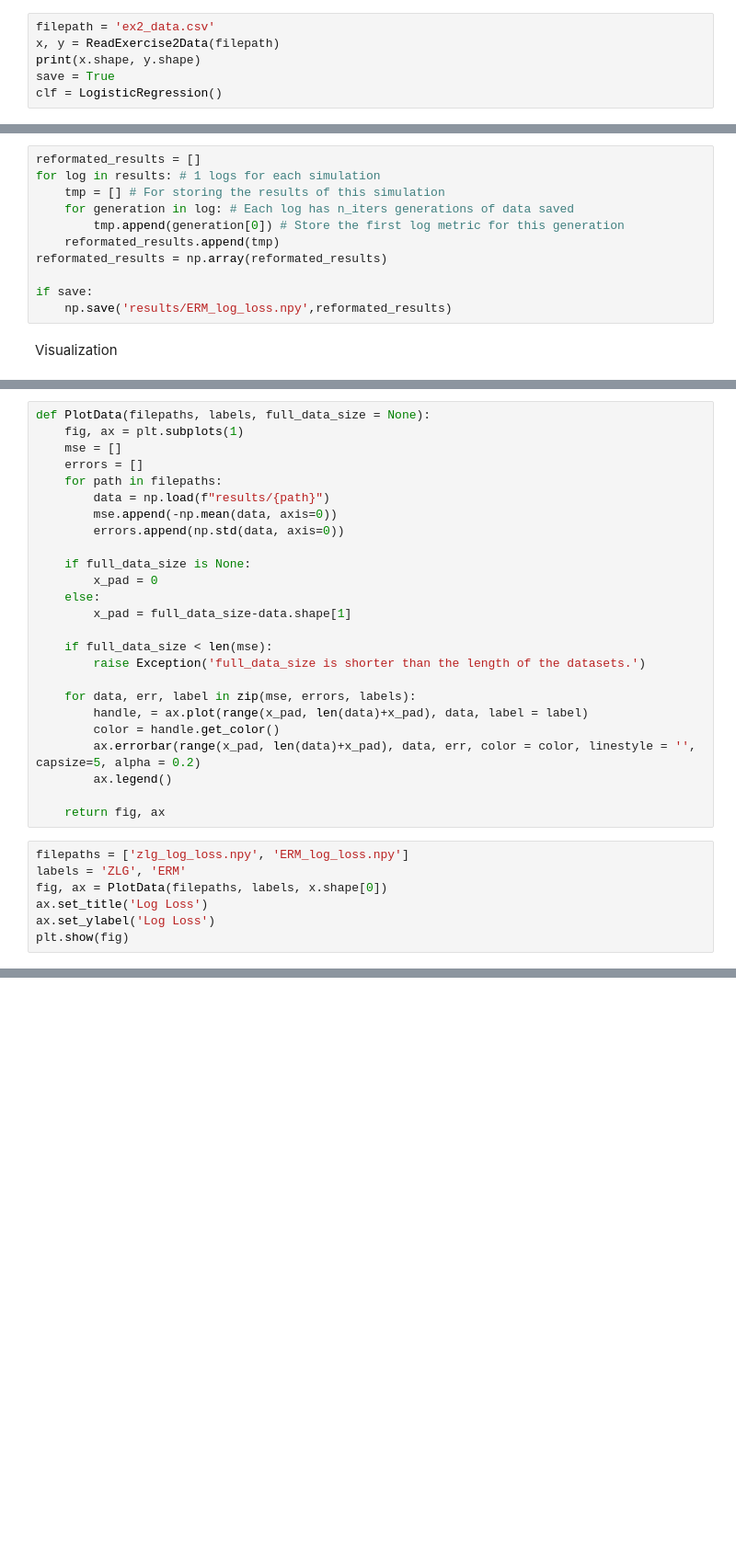
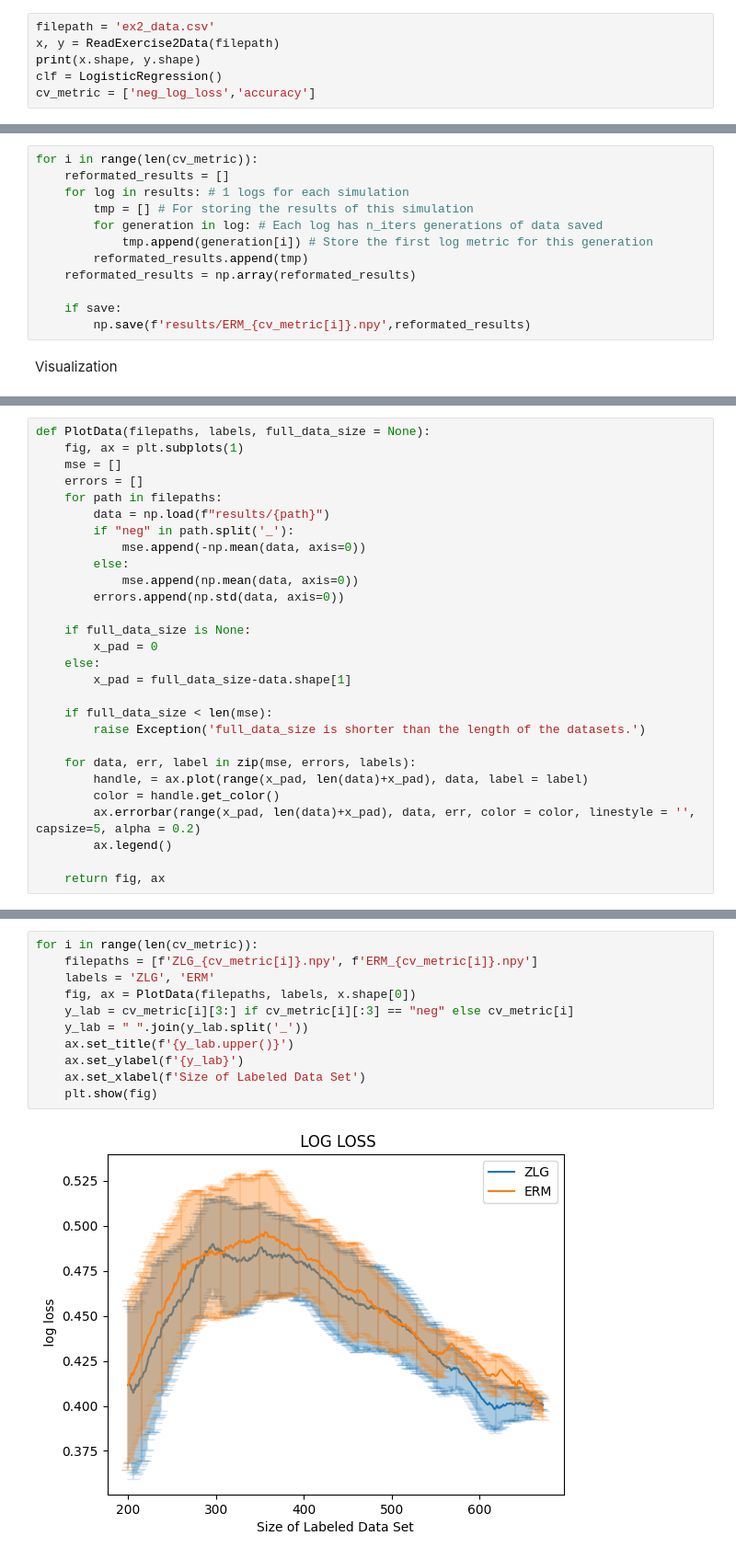
Before and after one commit to ThomasCZhang/02750_Automation, a Jupyter notebook: hw3/tczhang_exercise2.ipynb, the cells around one changed output, grey strips where cells are left out. Shown at 92% size. Cells and saved outputs as stored; diff of their text form; blank space fills up the shorter version.

```diff
--- a/hw3/tczhang_exercise2.ipynb
+++ b/hw3/tczhang_exercise2.ipynb
@@ -10,8 +11,8 @@ from functools import partial
 filepath = 'ex2_data.csv'
 x, y = ReadExercise2Data(filepath)
 print(x.shape, y.shape)
-save = True
 clf = LogisticRegression()
+cv_metric = ['neg_log_loss','accuracy']
 # %% [output]
 (673, 8) (673,)
 # %% [markdown]
@@ -48,13 +65,14 @@ with mp.Pool(mp.cpu_count()-1) as p:
 # %%
-reformated_results = []
-for log in results: # 1 logs for each simulation
-    tmp = [] # For storing the results of this simulation
-    for generation in log: # Each log has n_iters generations of data saved
-        tmp.append(generation[0]) # Store the first log metric for this generation
-    reformated_results.append(tmp)
-reformated_results = np.array(reformated_results)
+for i in range(len(cv_metric)):
+    reformated_results = []
+    for log in results: # 1 logs for each simulation
+        tmp = [] # For storing the results of this simulation
+        for generation in log: # Each log has n_iters generations of data saved
+            tmp.append(generation[i]) # Store the first log metric for this generation
+        reformated_results.append(tmp)
+    reformated_results = np.array(reformated_results)
 
-if save:
-    np.save('results/ERM_log_loss.npy',reformated_results)
+    if save:
+        np.save(f'results/ERM_{cv_metric[i]}.npy',reformated_results)
 # %% [markdown]
 Visualization
@@ -71,7 +83,10 @@ def PlotData(filepaths, labels, full_data_size = None):
     errors = []
     for path in filepaths:
         data = np.load(f"results/{path}")
-        mse.append(-np.mean(data, axis=0))
+        if "neg" in path.split('_'):
+            mse.append(-np.mean(data, axis=0))
+        else:
+            mse.append(np.mean(data, axis=0))
         errors.append(np.std(data, axis=0))
 
     if full_data_size is None:
@@ -89,10 +104,3 @@ def PlotData(filepaths, labels, full_data_size = None):
         ax.legend()
 
     return fig, ax
-# %%
-filepaths = ['zlg_log_loss.npy', 'ERM_log_loss.npy']
-labels = 'ZLG', 'ERM'
-fig, ax = PlotData(filepaths, labels, x.shape[0])
-ax.set_title('Log Loss')
-ax.set_ylabel('Log Loss')
-plt.show(fig)
@@ -100,0 +107,13 @@ plt.show(fig)
+# %%
+for i in range(len(cv_metric)):
+    filepaths = [f'ZLG_{cv_metric[i]}.npy', f'ERM_{cv_metric[i]}.npy']
+    labels = 'ZLG', 'ERM'
+    fig, ax = PlotData(filepaths, labels, x.shape[0])
+    y_lab = cv_metric[i][3:] if cv_metric[i][:3] == "neg" else cv_metric[i]
+    y_lab = " ".join(y_lab.split('_'))
+    ax.set_title(f'{y_lab.upper()}')
+    ax.set_ylabel(f'{y_lab}')
+    ax.set_xlabel(f'Size of Labeled Data Set')
+    plt.show(fig)
+# %% [output]
+[figure, added]
```
Also changed, not shown: parts of 10 cells of this notebook, 3 other files.
